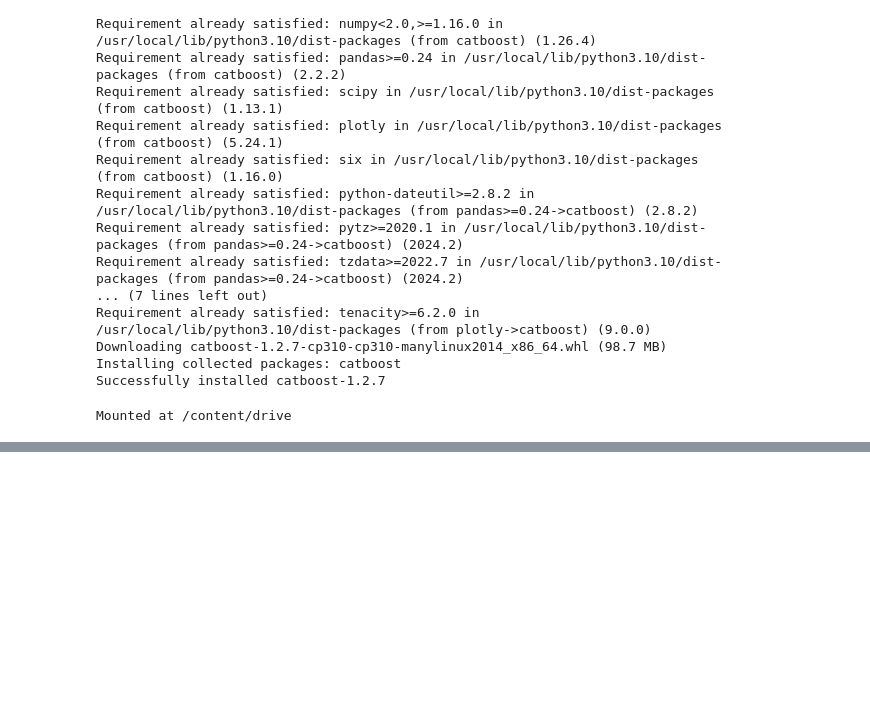
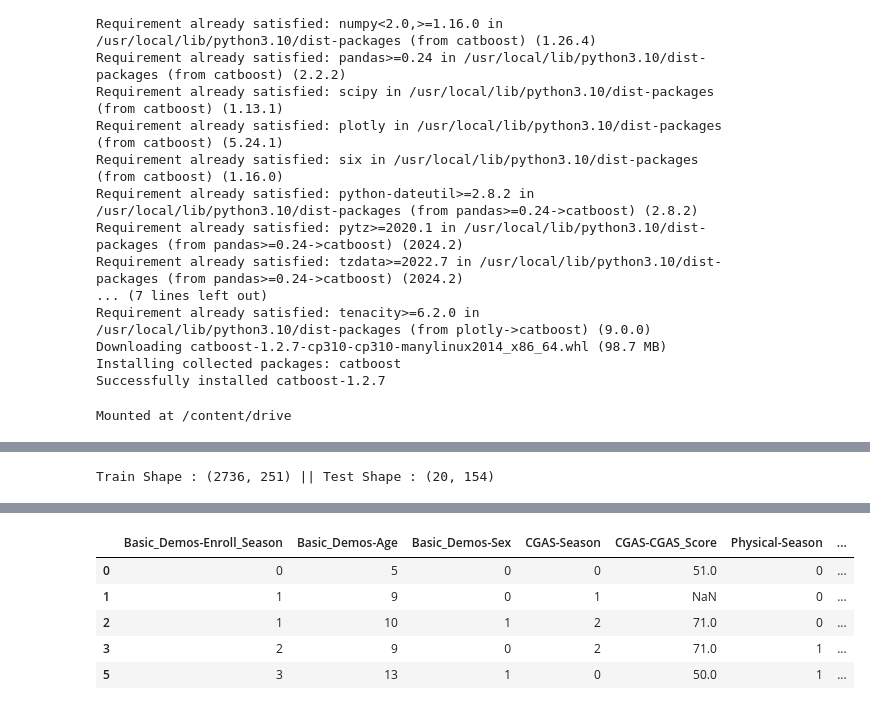
Before and after one commit to yuji-sgs/child-mind-institute, a Jupyter notebook: LGBM.ipynb, the cells around one changed output, grey strips where cells are left out. Saved outputs shown, nothing was run; the diff lists cells and outputs as text; code cells hidden in the pictures; blank space fills up the shorter version.

Commit message:
Basic Preprocess done

```diff
--- a/LGBM.ipynb
+++ b/LGBM.ipynb
@@ -137,3 +145,42 @@ featuresCols = ['Basic_Demos-Enroll_Season', 'Basic_Demos-Age', 'Basic_Demos-Sex
                 'PAQ_C-PAQ_C_Total', 'SDS-Season', 'SDS-SDS_Total_Raw',
                 'SDS-SDS_Total_T', 'PreInt_EduHx-Season',
                 'PreInt_EduHx-computerinternet_hoursday', 'sii']
+# %%
+featuresCols += time_series_cols
+
+train = train[featuresCols]
+train = train.dropna(subset='sii') # siiが欠損する行を削除
+# %%
+cat_c = ['Basic_Demos-Enroll_Season', 'CGAS-Season', 'Physical-Season', 'Fitness_Endurance-Season',
+          'FGC-Season', 'BIA-Season', 'PAQ_A-Season', 'PAQ_C-Season', 'SDS-Season', 'PreInt_EduHx-Season']
+# %%
+def update(df):
+    for c in cat_c:
+        df[c] = df[c].fillna('Missing')
+        df[c] = df[c].astype('category')
+    return df
+
+train = update(train)
+test = update(test)
+# %%
+def create_mapping(column, dataset):
+    unique_values = dataset[column].unique()
+    return {value: idx for idx, value in enumerate(unique_values)}
+
+"""This Mapping Works Fine For me I also Check Each Values in Train and test Using Logic. There no Data Lekage."""
+
+for col in cat_c:
+    mapping_train = create_mapping(col, train)
+    mapping_test = create_mapping(col, test)
+
+    train[col] = train[col].replace(mapping_train).astype(int)
+    test[col] = test[col].replace(mapping_test).astype(int)
+
+print(f'Train Shape : {train.shape} || Test Shape : {test.shape}')
+# %% [output]
+Train Shape : (2736, 251) || Test Shape : (20, 154)
+# %%
+%%time
+
+train.head()
+# %% [output]
@@ -139,0 +189,6 @@ featuresCols = ['Basic_Demos-Enroll_Season', 'Basic_Demos-Age', 'Basic_Demos-Sex
+|  | Basic_Demos-Enroll_Season | Basic_Demos-Age | Basic_Demos-Sex | CGAS-Season | CGAS-CGAS_Score | Physical-Season | ... |
+| 0 | 0 | 5 | 0 | 0 | 51.0 | 0 | ... |
+| 1 | 1 | 9 | 0 | 1 | NaN | 0 | ... |
+| 2 | 1 | 10 | 1 | 2 | 71.0 | 0 | ... |
+| 3 | 2 | 9 | 0 | 2 | 71.0 | 1 | ... |
+| 5 | 3 | 13 | 1 | 0 | 50.0 | 1 | ... |
```
Also changed, not shown: parts of 6 cells of this notebook.
